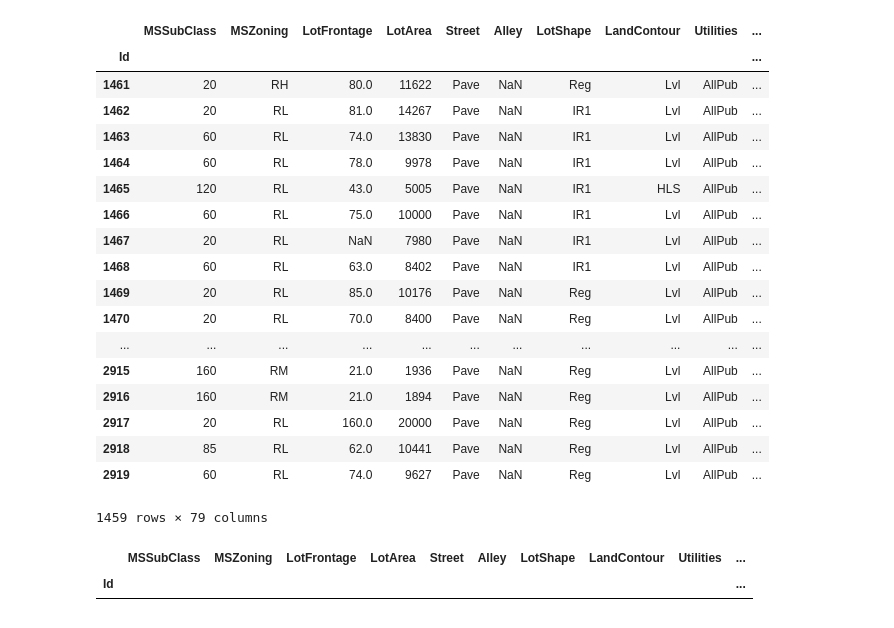
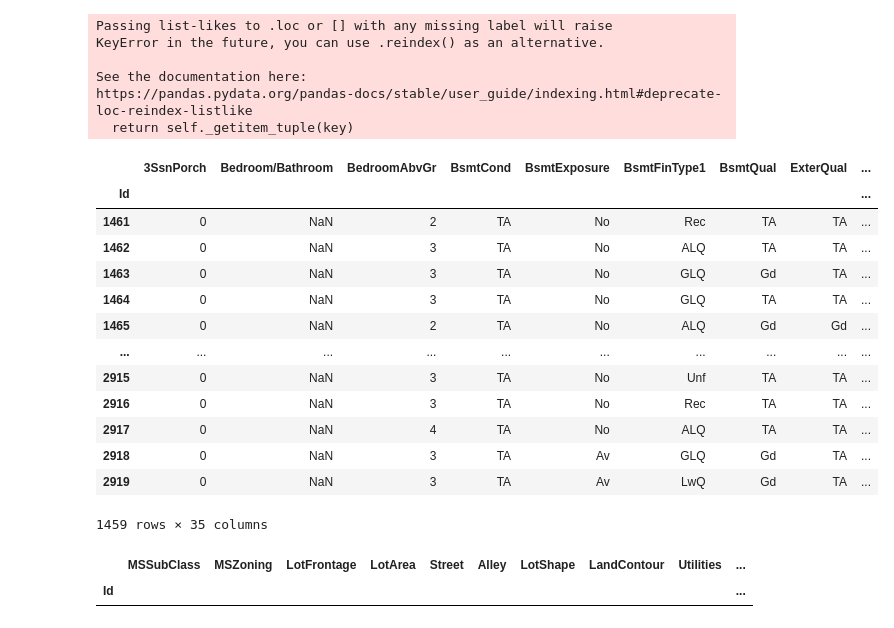
Before and after one commit to LiyiKuo/AmesHousingPricePrediction, a Jupyter notebook: CleanedTest.ipynb, the cells around one changed output. Drawn from its saved outputs; the diff is of its cells as text; code cells hidden in the pictures.

Commit message:
edited test cleaning and generated test predictions

```diff
--- a/CleanedTest.ipynb
+++ b/CleanedTest.ipynb
@@ -14,0 +19,11 @@ train =pd.read_csv('data/train.csv', index_col=0)
+# %%
+features_used = ['3SsnPorch', 'Bedroom/Bathroom', 'BedroomAbvGr', 'BsmtCond',
+       'BsmtExposure', 'BsmtFinType1', 'BsmtQual', 'ExterQual',
+       'Exterior1st', 'Exterior2nd', 'FireplaceQu', 'Fireplaces',
+       'Functional', 'GarageArea', 'GarageCars', 'GarageFinish',
+       'GarageYrBlt', 'GrLivArea', 'KitchenAbvGr', 'KitchenQual',
+       'LotArea', 'LotConfig', 'LotFrontage', 'MasVnrArea', 'MasVnrType',
+       'Neighborhood', 'OverallCond', 'OverallQual', 'SaleCondition',
+       'ScreenPorch', 'TotRmsAbvGrd', 'TotalBath', 'TotalBsmtSF',
+       'WoodDeckSF', 'YearRemodAdd']
+1459-test.count()[features_used]
@@ -15,24 +54,25 @@ train =pd.read_csv('data/train.csv', index_col=0)
 # %%
 #check for missingness
-test[test.isna().any(axis=1)]
+test[test.isna().any(axis=1)].loc[:, features_used]
 # %% [output]
+Passing list-likes to .loc or [] with any missing label will raise
+KeyError in the future, you can use .reindex() as an alternative.
+
+See the documentation here:
+https://pandas.pydata.org/pandas-docs/stable/user_guide/indexing.html#deprecate-loc-reindex-listlike
+  return self._getitem_tuple(key)
-|  | MSSubClass | MSZoning | LotFrontage | LotArea | Street | Alley | LotShape | LandContour | Utilities | ... |
-| Id |  |  |  |  |  |  |  |  |  | ... |
-| 1461 | 20 | RH | 80.0 | 11622 | Pave | NaN | Reg | Lvl | AllPub | ... |
-| 1462 | 20 | RL | 81.0 | 14267 | Pave | NaN | IR1 | Lvl | AllPub | ... |
-| 1463 | 60 | RL | 74.0 | 13830 | Pave | NaN | IR1 | Lvl | AllPub | ... |
-| 1464 | 60 | RL | 78.0 | 9978 | Pave | NaN | IR1 | Lvl | AllPub | ... |
-| 1465 | 120 | RL | 43.0 | 5005 | Pave | NaN | IR1 | HLS | AllPub | ... |
-| 1466 | 60 | RL | 75.0 | 10000 | Pave | NaN | IR1 | Lvl | AllPub | ... |
-| 1467 | 20 | RL | NaN | 7980 | Pave | NaN | IR1 | Lvl | AllPub | ... |
-| 1468 | 60 | RL | 63.0 | 8402 | Pave | NaN | IR1 | Lvl | AllPub | ... |
-| 1469 | 20 | RL | 85.0 | 10176 | Pave | NaN | Reg | Lvl | AllPub | ... |
-| 1470 | 20 | RL | 70.0 | 8400 | Pave | NaN | Reg | Lvl | AllPub | ... |
-| ... | ... | ... | ... | ... | ... | ... | ... | ... | ... | ... |
-| 2915 | 160 | RM | 21.0 | 1936 | Pave | NaN | Reg | Lvl | AllPub | ... |
-| 2916 | 160 | RM | 21.0 | 1894 | Pave | NaN | Reg | Lvl | AllPub | ... |
-| 2917 | 20 | RL | 160.0 | 20000 | Pave | NaN | Reg | Lvl | AllPub | ... |
-| 2918 | 85 | RL | 62.0 | 10441 | Pave | NaN | Reg | Lvl | AllPub | ... |
-| 2919 | 60 | RL | 74.0 | 9627 | Pave | NaN | Reg | Lvl | AllPub | ... |
+|  | 3SsnPorch | Bedroom/Bathroom | BedroomAbvGr | BsmtCond | BsmtExposure | BsmtFinType1 | BsmtQual | ExterQual | ... |
+| Id |  |  |  |  |  |  |  |  | ... |
+| 1461 | 0 | NaN | 2 | TA | No | Rec | TA | TA | ... |
+| 1462 | 0 | NaN | 3 | TA | No | ALQ | TA | TA | ... |
+| 1463 | 0 | NaN | 3 | TA | No | GLQ | Gd | TA | ... |
+| 1464 | 0 | NaN | 3 | TA | No | GLQ | TA | TA | ... |
+| 1465 | 0 | NaN | 2 | TA | No | ALQ | Gd | Gd | ... |
+| ... | ... | ... | ... | ... | ... | ... | ... | ... | ... |
+| 2915 | 0 | NaN | 3 | TA | No | Unf | TA | TA | ... |
+| 2916 | 0 | NaN | 3 | TA | No | Rec | TA | TA | ... |
+| 2917 | 0 | NaN | 4 | TA | No | ALQ | TA | TA | ... |
+| 2918 | 0 | NaN | 3 | TA | Av | GLQ | Gd | TA | ... |
+| 2919 | 0 | NaN | 3 | TA | Av | LwQ | Gd | TA | ... |
-1459 rows × 79 columns
+1459 rows × 35 columns
 # %%
```
Also changed, not shown: parts of 18 cells of this notebook, 4 other files.
